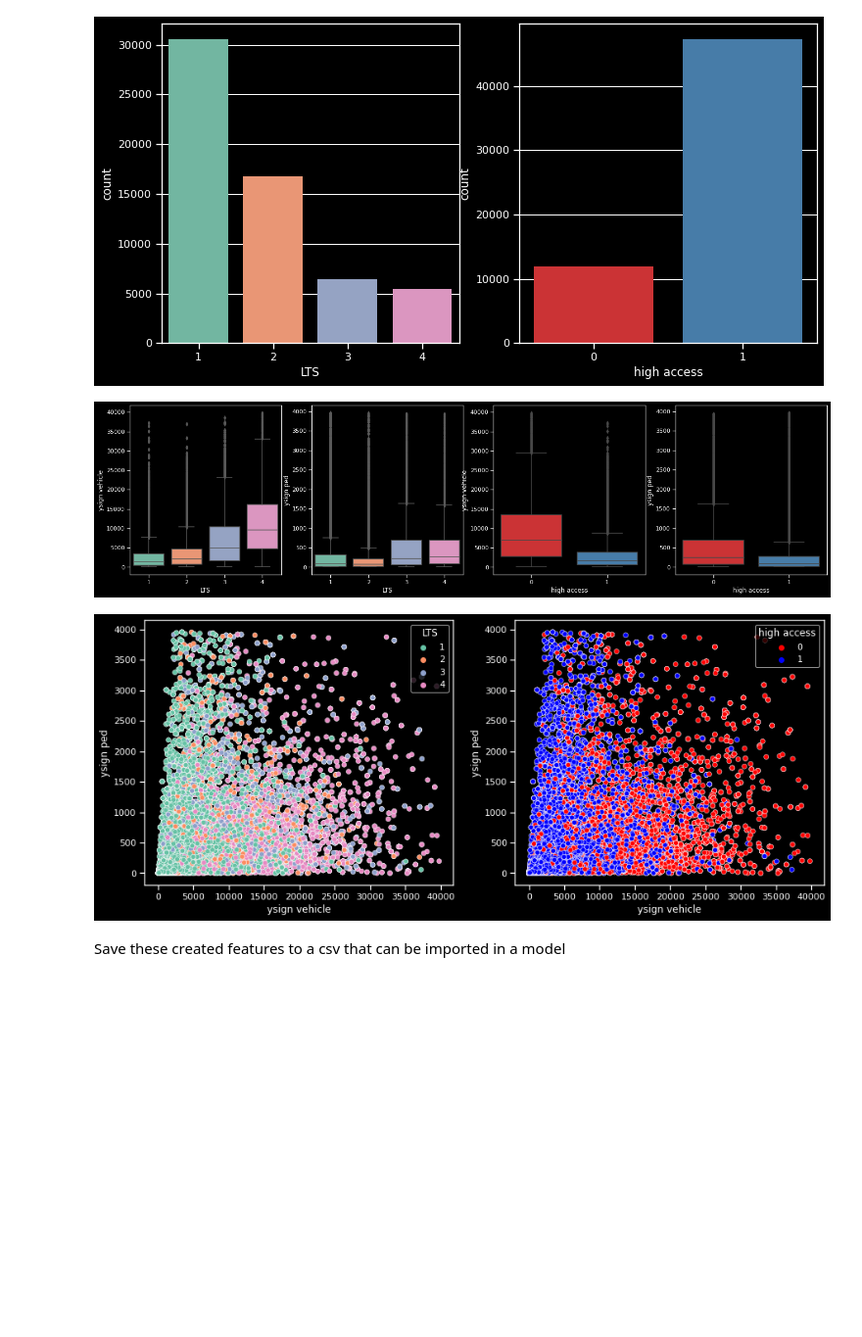
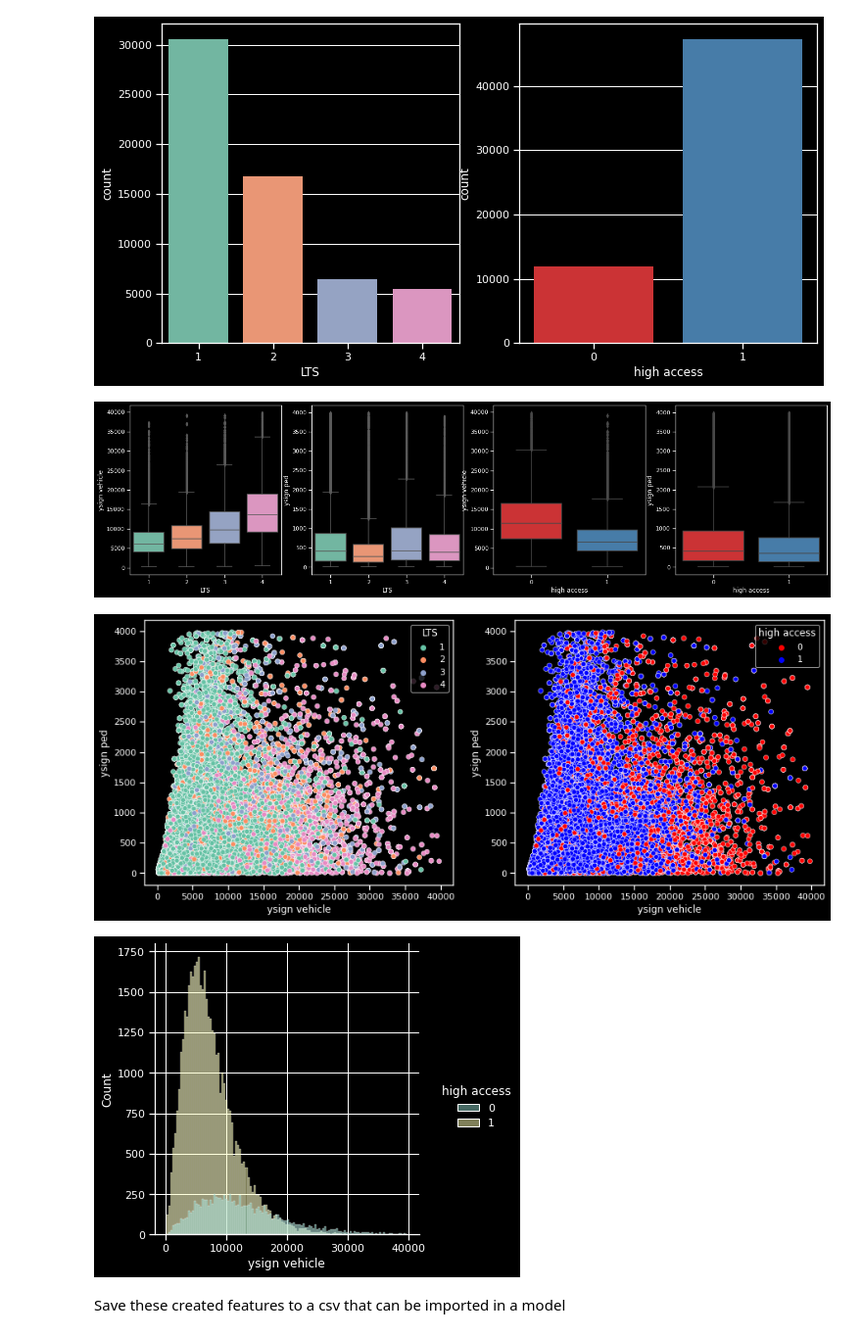
Before and after one commit to KeaganHRankin/Cycle-Classifier, a Jupyter notebook: edanalysis/eda_ysign.ipynb, the cells around one changed output. Shown at 98% size. Drawn from its saved outputs; the diff is of its cells as text; code cells hidden in the pictures; blank space fills up the shorter version.

```diff
--- a/edanalysis/eda_ysign.ipynb
+++ b/edanalysis/eda_ysign.ipynb
@@ -200,7 +200,7 @@ def create_ysign(intersections, lts, dropoff, iters):
     return merge
 
 
-ysign = create_ysign(intersections_gpd, lts_gpd, 2, 15)
+ysign = create_ysign(intersections_gpd, lts_gpd, 1.25, 15)
 ysign
 # %% [output]
 starting iteration:  0
@@ -306,31 +306,35 @@ ax[1].grid(False)
 ax[2].grid(False)
 ax[3].grid(False)
 # %% [output]
-[figure, old version]
+[figure, new version]
 # %%
 # We can visualize the two against each other
 fig, ax = plt.subplots(ncols=2, figsize=(15,6))
 
 # Isolate the segments for which we have volumes
 sns.scatterplot(data=ysign[(ysign['ysign ped'] < 4000) &
                                   (ysign['ysign vehicle'] < 40000)],
                 x='ysign vehicle', y='ysign ped',
                 hue='LTS', palette='Set2', ax=ax[0]
                )
 
 sns.scatterplot(data=ysign[(ysign['ysign ped'] < 4000) &
                                   (ysign['ysign vehicle'] < 40000)],
                 x='ysign vehicle', y='ysign ped',
                 hue='high access', ax=ax[1], palette=['red','blue']
                )
 
+sns.displot(data=ysign[(ysign['ysign ped'] < 4000) &
+                                  (ysign['ysign vehicle'] < 40000)],
+            x='ysign vehicle', hue='high access', fill=True)
 #parameters
 ax[0].grid(False)
 ax[1].grid(False)
 
 plt.show()
 # %% [output]
-[figure, old version]
+[figure, new version]
+[figure, added]
 # %% [markdown]
 Save these created features to a csv that can be imported in a model
 # %%
```
Also changed, not shown: parts of 2 cells of this notebook, 3 other files.
